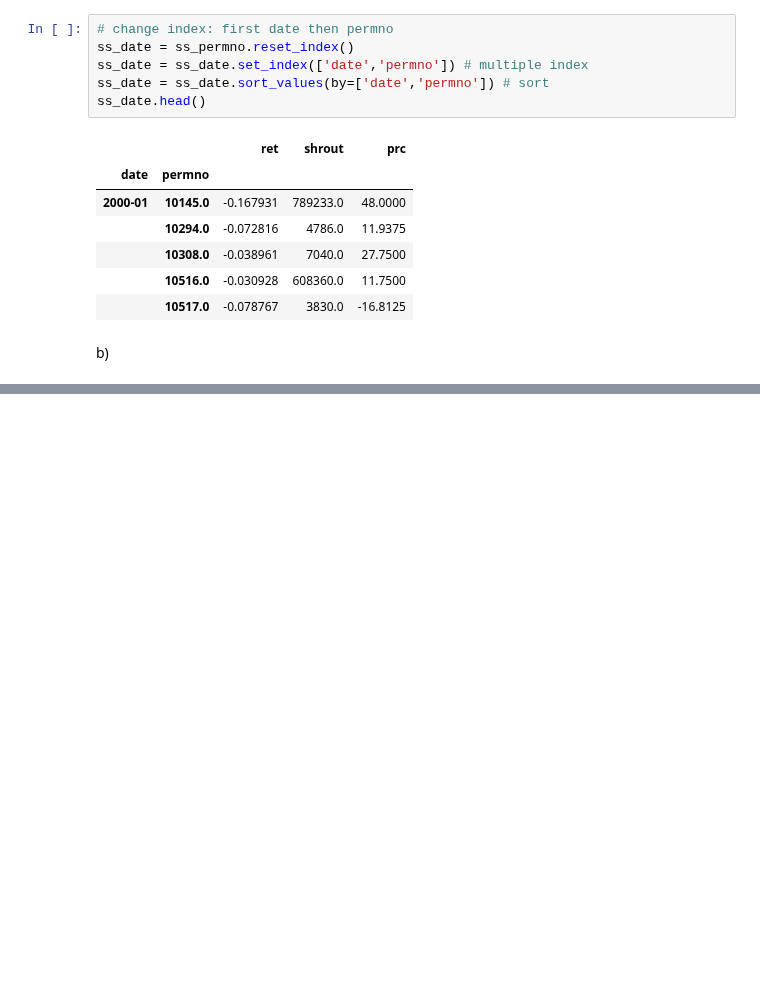
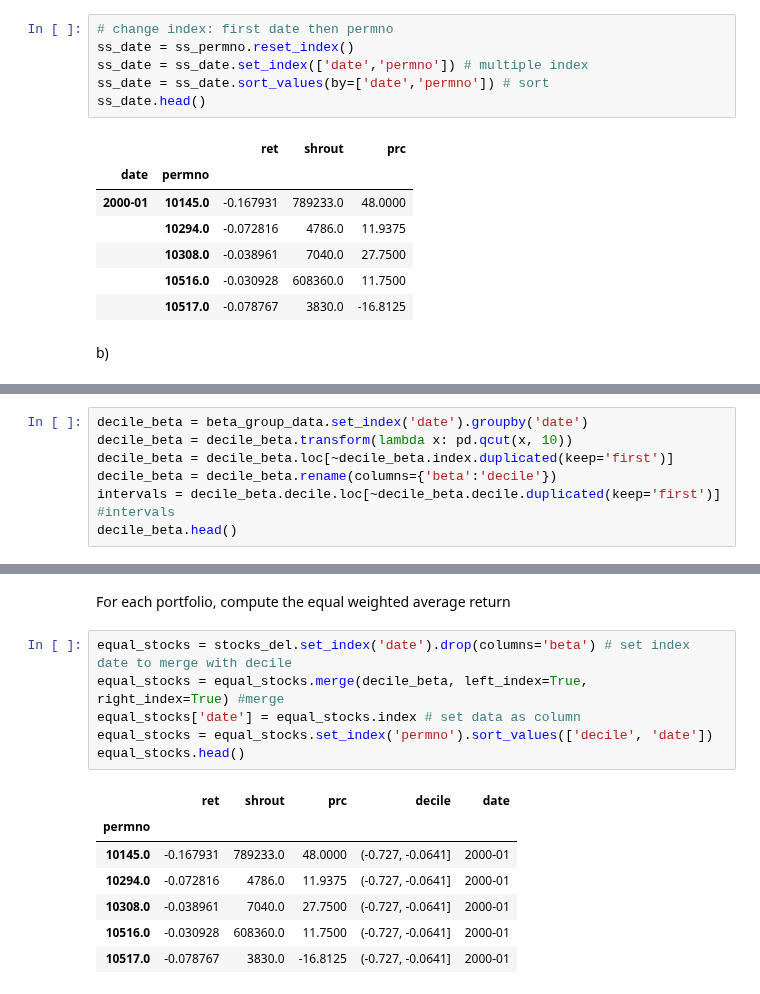
Before and after one commit to baohien97/EPFL-Investments, a Jupyter notebook: As6/As 6.ipynb, the cells around one changed output, grey strips where cells are left out. Drawn from its saved outputs; the diff is of its cells as text; blank space fills up the shorter version.

```diff
--- a/As6/As 6.ipynb
+++ b/As6/As 6.ipynb
@@ -218,0 +241,7 @@ permno
+# %%
+decile_beta = beta_group_data.set_index('date').groupby('date')
+decile_beta = decile_beta.transform(lambda x: pd.qcut(x, 10))
+decile_beta = decile_beta.loc[~decile_beta.index.duplicated(keep='first')]
+decile_beta = decile_beta.rename(columns={'beta':'decile'})
+intervals = decile_beta.decile.loc[~decile_beta.decile.duplicated(keep='first')] #intervals
+decile_beta.head()
@@ -218,0 +256,16 @@ permno
+# %% [markdown]
+For each portfolio, compute the equal weighted average return
+# %%
+equal_stocks = stocks_del.set_index('date').drop(columns='beta') # set index date to merge with decile
+equal_stocks = equal_stocks.merge(decile_beta, left_index=True, right_index=True) #merge
+equal_stocks['date'] = equal_stocks.index # set data as column
+equal_stocks = equal_stocks.set_index('permno').sort_values(['decile', 'date'])
+equal_stocks.head()
+# %% [output]
+|  | ret | shrout | prc | decile | date |
+| permno |  |  |  |  |  |
+| 10145.0 | -0.167931 | 789233.0 | 48.0000 | (-0.727, -0.0641] | 2000-01 |
+| 10294.0 | -0.072816 | 4786.0 | 11.9375 | (-0.727, -0.0641] | 2000-01 |
+| 10308.0 | -0.038961 | 7040.0 | 27.7500 | (-0.727, -0.0641] | 2000-01 |
+| 10516.0 | -0.030928 | 608360.0 | 11.7500 | (-0.727, -0.0641] | 2000-01 |
+| 10517.0 | -0.078767 | 3830.0 | -16.8125 | (-0.727, -0.0641] | 2000-01 |
```
Also changed, not shown: parts of 12 cells of this notebook.
